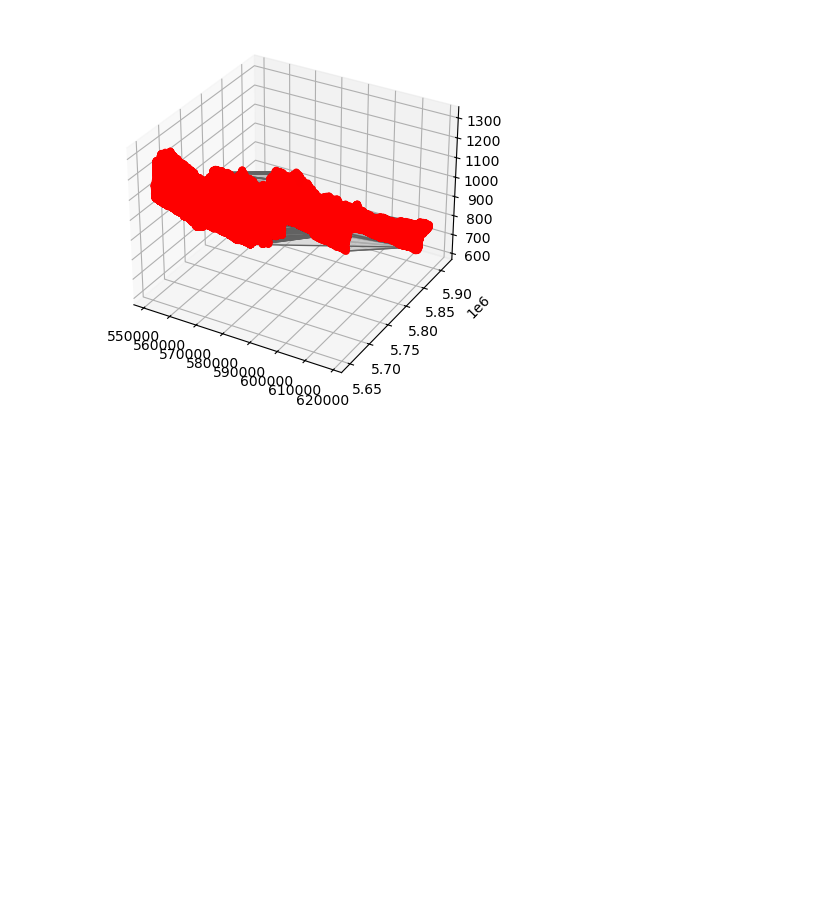
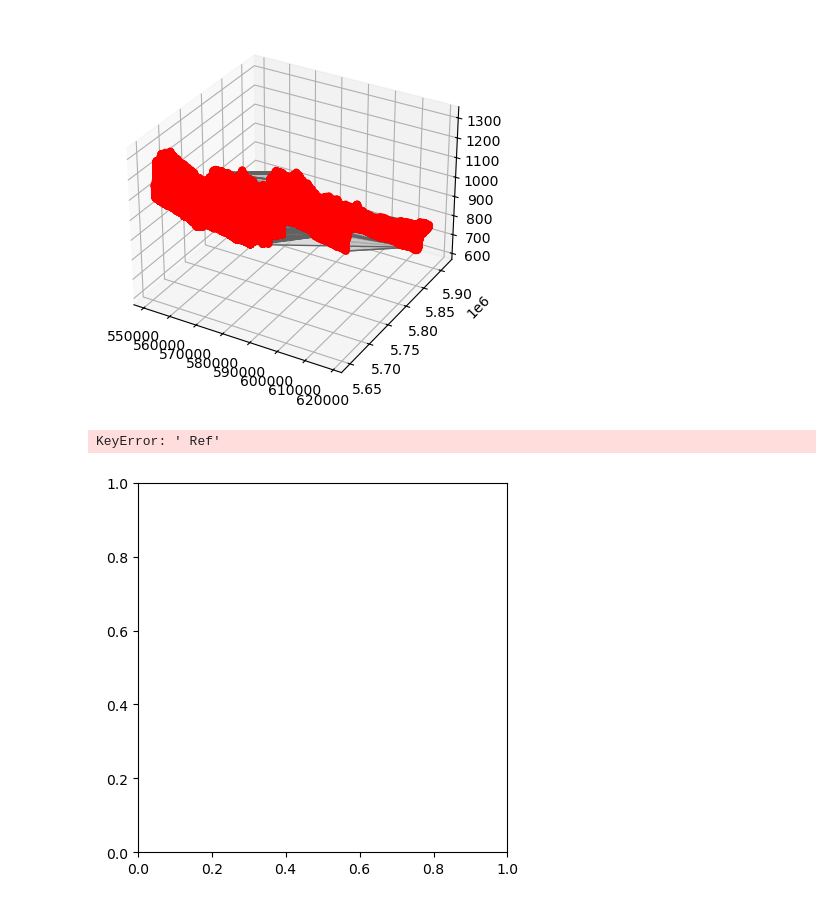
Before and after one commit to thomaszamin/QHDT_MCDA_Pathfinding, a Jupyter notebook: visualizing.ipynb, the cells around one changed output. Drawn from its saved outputs; the diff is of its cells as text; code cells hidden in the pictures; blank space fills up the shorter version.

```diff
--- a/visualizing.ipynb
+++ b/visualizing.ipynb
@@ -46,3 +62,21 @@ ax.scatter(X, Y, Z, c='red')
 plt.show()
 # %% [output]
 [figure]
+# %%
+import pandas as pd
+import geopandas
+from shapely.geometry import Point
+import matplotlib.pyplot as plt
+
+df = masspoint_new
+
+geometry = [Point(xy) for xy in zip(df.iloc[:, 3], df.iloc[:, 4])]
+
+gdf = geopandas.GeoDataFrame(df, geometry=geometry)
+
+gdf.plot(column=' Ref')
+
+plt.savefig('raster.tiff')
+# %% [output]
+KeyError: ' Ref'
+[figure, added]
```
Also changed, not shown: parts of 3 cells of this notebook, 1 other file.
